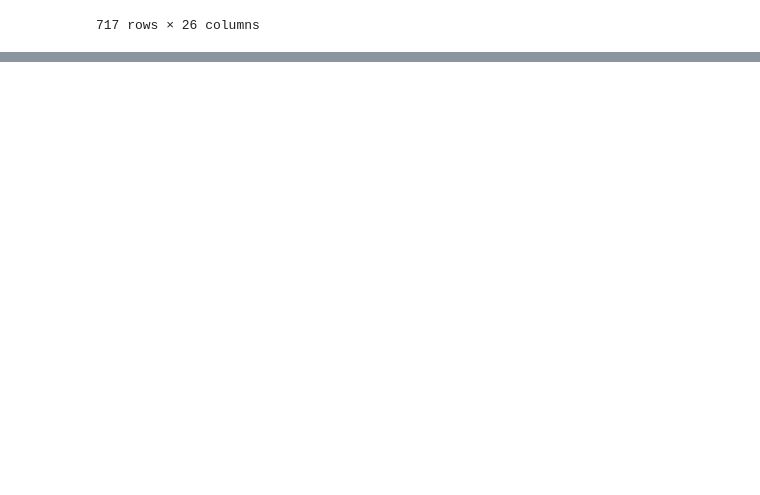
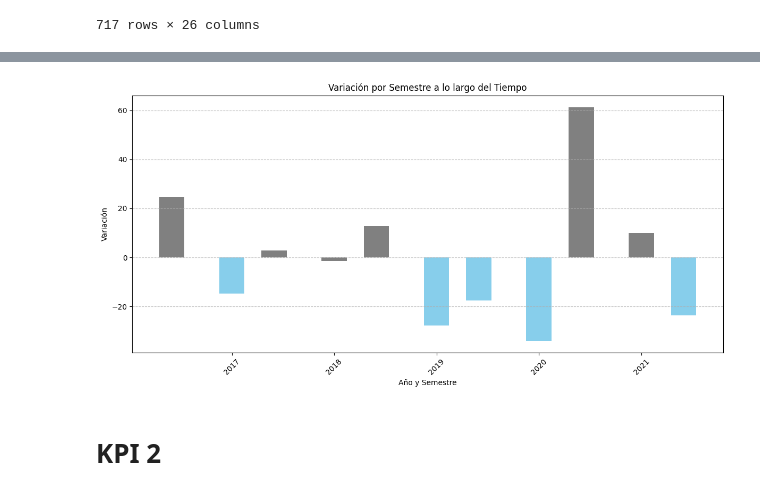
Before and after one commit to AgneseNahuel/PIDA, a Jupyter notebook: ETL.ipynb, the cells around one changed output, grey strips where cells are left out. Drawn from its saved outputs; the diff is of its cells as text; code cells hidden in the pictures; blank space fills up the shorter version.

```diff
--- a/ETL.ipynb
+++ b/ETL.ipynb
@@ -366,0 +414,10 @@ siniestros_limpio
+# %%
+kpi_1 = kpi_1.groupby(['Año', 'SEMESTRE']).size().reset_index(name='Num víctimas')
+# %%
+kpi_1['SEMESTRE_ANTERIOR'] = kpi_1['Num víctimas'].shift(periods=1, fill_value=0)
+# %%
+kpi_1['TASA_HOMICIDIOS'] = (kpi_1['Num víctimas']/3120612) * 100000
+kpi_1['TASA_SEMESTRE_ANTERIOR'] = (kpi_1['SEMESTRE_ANTERIOR']/3120612) * 100000
+# %%
+kpi_1['VARIACION'] = (kpi_1['Num víctimas'] - kpi_1['SEMESTRE_ANTERIOR']) / kpi_1['SEMESTRE_ANTERIOR'] * 100
+kpi_1['VARIACION'] = (kpi_1['TASA_HOMICIDIOS'] - kpi_1['TASA_SEMESTRE_ANTERIOR']) / kpi_1['TASA_SEMESTRE_ANTERIOR'] * 100
@@ -366,0 +440,22 @@ siniestros_limpio
+# %%
+kpi_1['SEMESTRE'] = [6 if a == 2 else a for a in kpi_1['SEMESTRE']]
+kpi_1['Año'] = pd.to_numeric(kpi_1['Año'], errors='coerce')
+kpi_1['SEMESTRE'] = pd.to_numeric(kpi_1['SEMESTRE'], errors='coerce')
+kpi_1 = kpi_1.dropna(subset=['Año', 'SEMESTRE'])
+kpi_1['Año'] = kpi_1['Año'].astype(int)
+kpi_1['SEMESTRE'] = kpi_1['SEMESTRE'].astype(int)
+kpi_1['FECHA'] = kpi_1['Año'].astype(str) + '-' + kpi_1['SEMESTRE'].astype(str) + '-01'
+kpi_1['FECHA'] = pd.to_datetime(kpi_1['FECHA'], format='%Y-%m-%d')
+
+plt.figure(figsize=(12, 6))
+colores = ['skyblue' if valor < -10 else 'gray' for valor in kpi_1['VARIACION']]
+plt.bar(kpi_1['FECHA'], kpi_1['VARIACION'], color=colores, width=90)
+plt.xlabel('Año y Semestre')
+plt.ylabel('Variación')
+plt.title('Variación por Semestre a lo largo del Tiempo')
+plt.xticks(rotation=45)
+plt.grid(axis='y', linestyle='--', alpha=0.7)
+plt.tight_layout()
+plt.show()
+# %% [output]
+[figure, added]
@@ -366,0 +464,2 @@ siniestros_limpio
+# %% [markdown]
+# KPI 2
```
Also changed, not shown: parts of 23 cells of this notebook, 5 other files.
